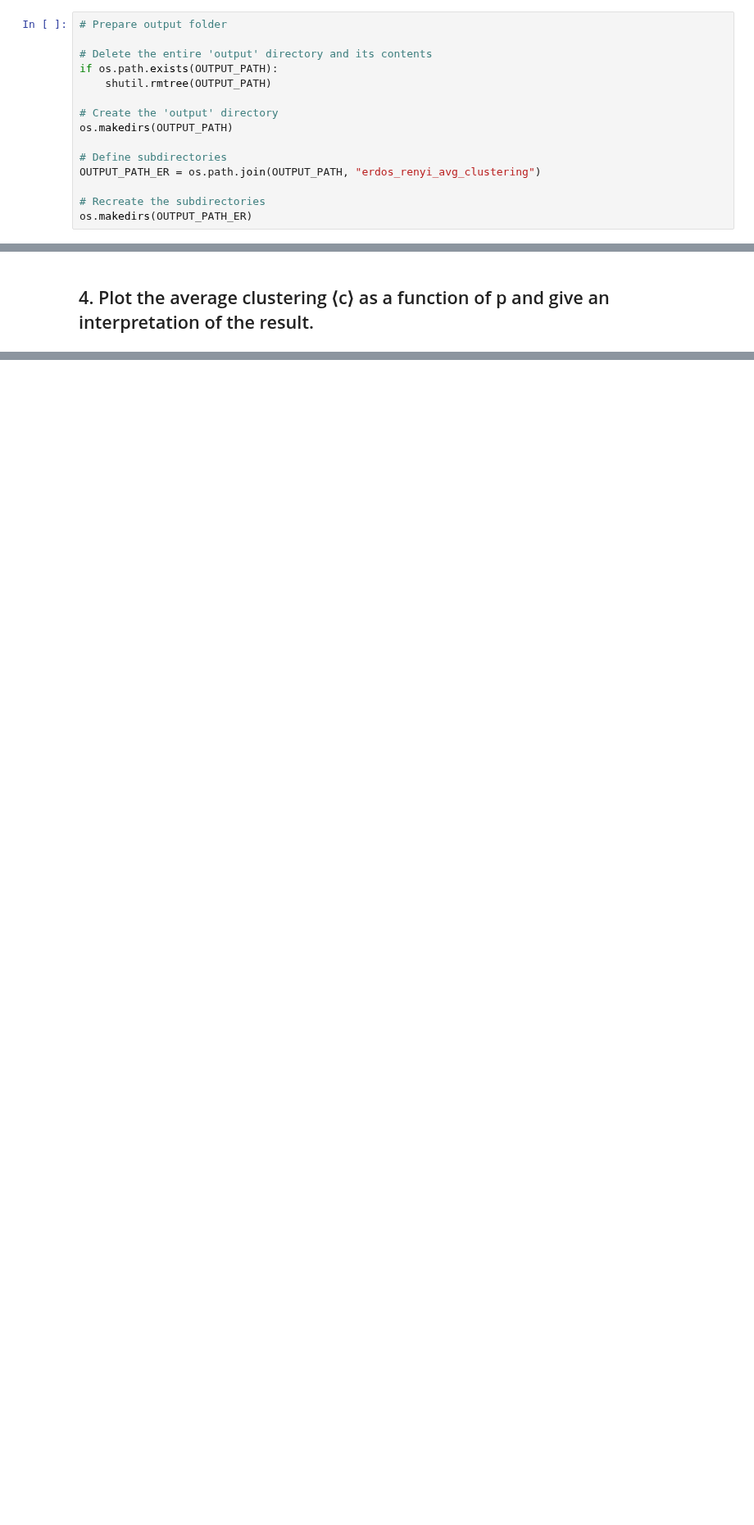
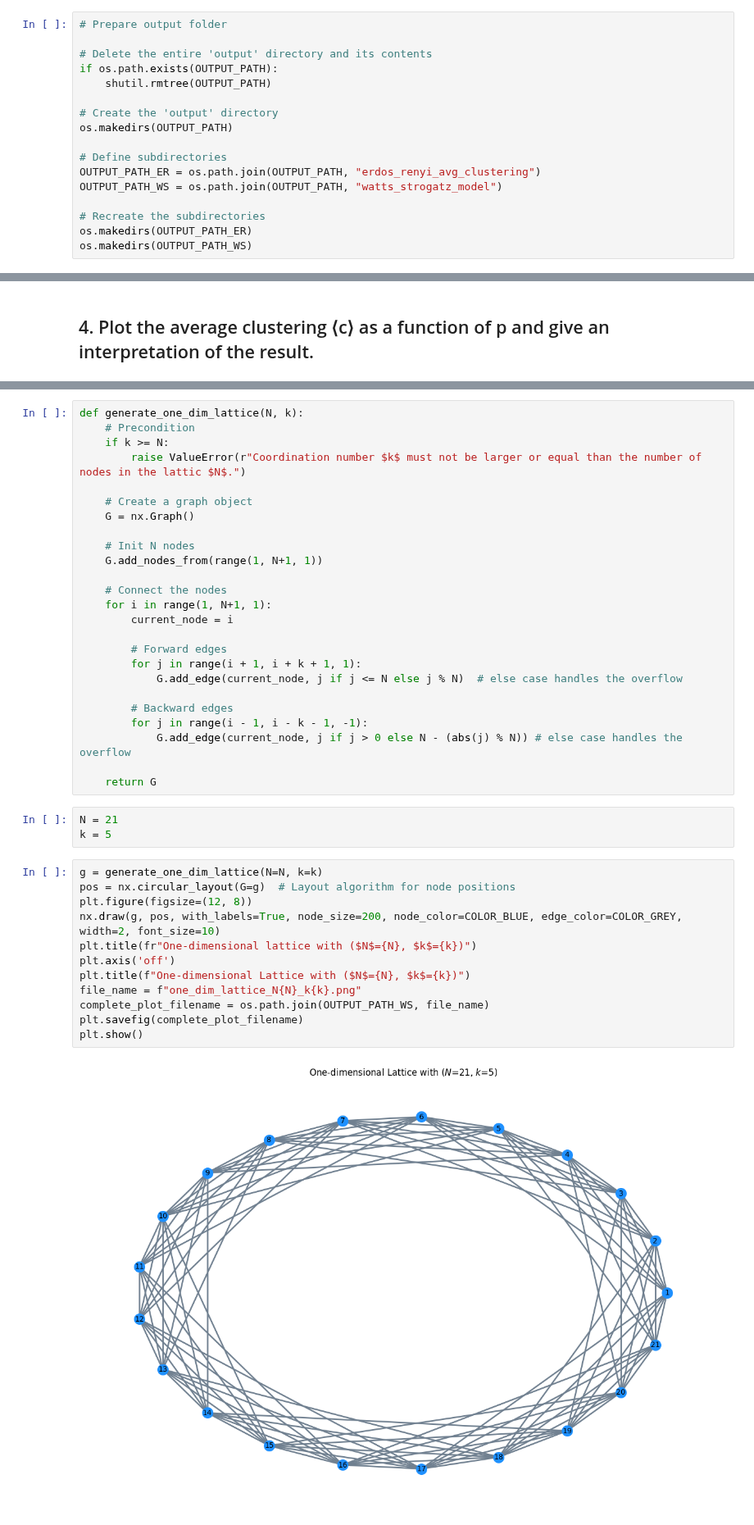
Before and after one commit to HuberNicolas/network-science-uzh, a Jupyter notebook: assignment-2/Assignment_02.ipynb, the cells around one changed output, grey strips where cells are left out. Shown at 82% size. Saved outputs shown, nothing was run; the diff lists cells and outputs as text; blank space fills up the shorter version.

Commit message:
one-dim lattice function

```diff
--- a/assignment-2/Assignment_02.ipynb
+++ b/assignment-2/Assignment_02.ipynb
@@ -34,9 +36,11 @@ os.makedirs(OUTPUT_PATH)
 
 # Define subdirectories
 OUTPUT_PATH_ER = os.path.join(OUTPUT_PATH, "erdos_renyi_avg_clustering")
+OUTPUT_PATH_WS = os.path.join(OUTPUT_PATH, "watts_strogatz_model")
 
 # Recreate the subdirectories
 os.makedirs(OUTPUT_PATH_ER)
+os.makedirs(OUTPUT_PATH_WS)
 # %%
 # Define the directory containing the .gml files
 directory = 'assignment_02_data'
@@ -260,0 +278,42 @@ plt.show()
+# %%
+def generate_one_dim_lattice(N, k):
+    # Precondition
+    if k >= N:
+        raise ValueError(r"Coordination number $k$ must not be larger or equal than the number of nodes in the lattic $N$.")
+
+    # Create a graph object
+    G = nx.Graph()
+
+    # Init N nodes
+    G.add_nodes_from(range(1, N+1, 1))
+
+    # Connect the nodes
+    for i in range(1, N+1, 1):
+        current_node = i
+
+        # Forward edges
+        for j in range(i + 1, i + k + 1, 1):
+            G.add_edge(current_node, j if j <= N else j % N)  # else case handles the overflow
+
+        # Backward edges
+        for j in range(i - 1, i - k - 1, -1):
+            G.add_edge(current_node, j if j > 0 else N - (abs(j) % N)) # else case handles the overflow
+
+    return G
+# %%
+N = 21
+k = 5
+# %%
+g = generate_one_dim_lattice(N=N, k=k)
+pos = nx.circular_layout(G=g)  # Layout algorithm for node positions
+plt.figure(figsize=(12, 8))
+nx.draw(g, pos, with_labels=True, node_size=200, node_color=COLOR_BLUE, edge_color=COLOR_GREY, width=2, font_size=10)
+plt.title(fr"One-dimensional lattice with ($N$={N}, $k$={k})")
+plt.axis('off')
+plt.title(f"One-dimensional Lattice with ($N$={N}, $k$={k})")
+file_name = f"one_dim_lattice_N{N}_k{k}.png"
+complete_plot_filename = os.path.join(OUTPUT_PATH_WS, file_name)
+plt.savefig(complete_plot_filename)
+plt.show()
+# %% [output]
+[figure, added]
```
Also changed, not shown: parts of 5 cells of this notebook, 1 other file.
